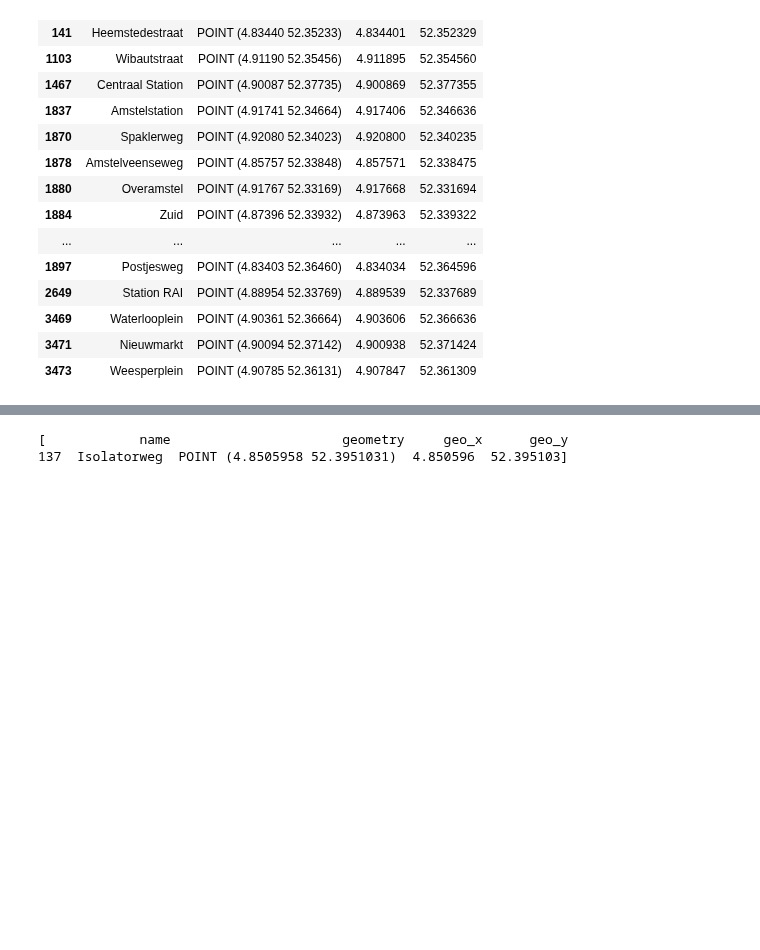
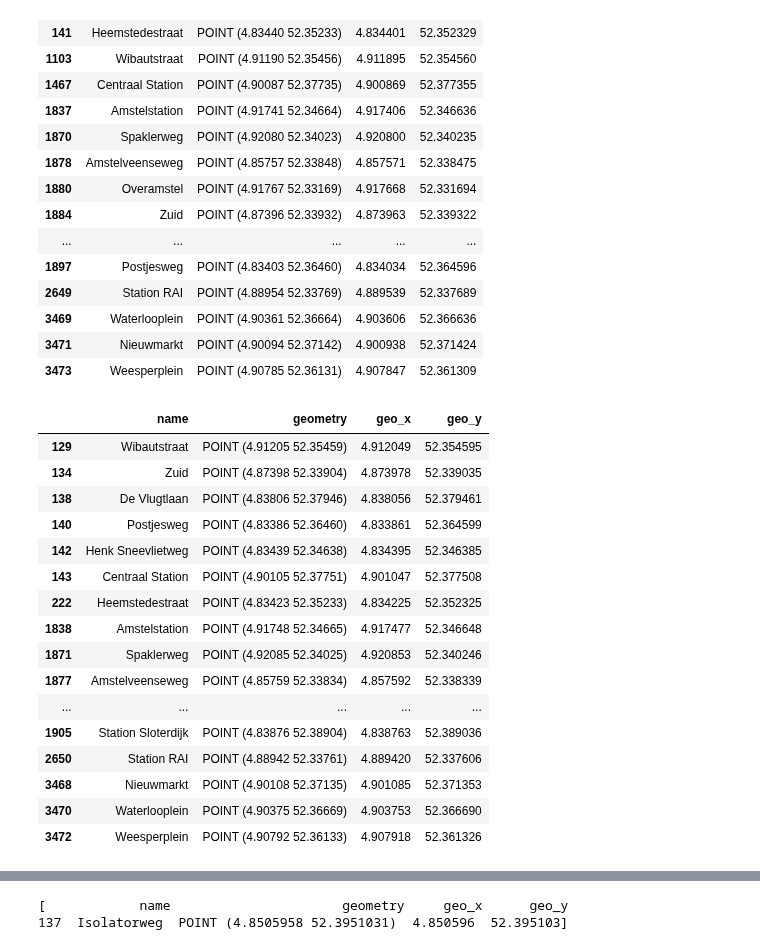
Before and after one commit to SYuGao/uvmt, a Jupyter notebook: notebooks/metro51_to_isolasoweg.ipynb, the cells around one changed output, grey strips where cells are left out. Drawn from its saved outputs; the diff is of its cells as text; code cells hidden in the pictures; blank space fills up the shorter version.

```diff
--- a/notebooks/metro51_to_isolasoweg.ipynb
+++ b/notebooks/metro51_to_isolasoweg.ipynb
@@ -697,3 +697,23 @@ city_sub_stations_dict['Metro 51: Centraal Station => Isolatorweg']
 | 3469 | Waterlooplein | POINT (4.90361 52.36664) | 4.903606 | 52.366636 |
 | 3471 | Nieuwmarkt | POINT (4.90094 52.37142) | 4.900938 | 52.371424 |
 | 3473 | Weesperplein | POINT (4.90785 52.36131) | 4.907847 | 52.361309 |
+# %%
+city_sub_stations_dict['Metro 51: Isolatorweg => Centraal Station']
+# %% [output]
+|  | name | geometry | geo_x | geo_y |
+| 129 | Wibautstraat | POINT (4.91205 52.35459) | 4.912049 | 52.354595 |
+| 134 | Zuid | POINT (4.87398 52.33904) | 4.873978 | 52.339035 |
+| 138 | De Vlugtlaan | POINT (4.83806 52.37946) | 4.838056 | 52.379461 |
+| 140 | Postjesweg | POINT (4.83386 52.36460) | 4.833861 | 52.364599 |
+| 142 | Henk Sneevlietweg | POINT (4.83439 52.34638) | 4.834395 | 52.346385 |
+| 143 | Centraal Station | POINT (4.90105 52.37751) | 4.901047 | 52.377508 |
+| 222 | Heemstedestraat | POINT (4.83423 52.35233) | 4.834225 | 52.352325 |
+| 1838 | Amstelstation | POINT (4.91748 52.34665) | 4.917477 | 52.346648 |
+| 1871 | Spaklerweg | POINT (4.92085 52.34025) | 4.920853 | 52.340246 |
+| 1877 | Amstelveenseweg | POINT (4.85759 52.33834) | 4.857592 | 52.338339 |
+| ... | ... | ... | ... | ... |
+| 1905 | Station Sloterdijk | POINT (4.83876 52.38904) | 4.838763 | 52.389036 |
+| 2650 | Station RAI | POINT (4.88942 52.33761) | 4.889420 | 52.337606 |
+| 3468 | Nieuwmarkt | POINT (4.90108 52.37135) | 4.901085 | 52.371353 |
+| 3470 | Waterlooplein | POINT (4.90375 52.36669) | 4.903753 | 52.366690 |
+| 3472 | Weesperplein | POINT (4.90792 52.36133) | 4.907918 | 52.361326 |
```
Also changed, not shown: parts of 8 cells of this notebook, 4 other files.
